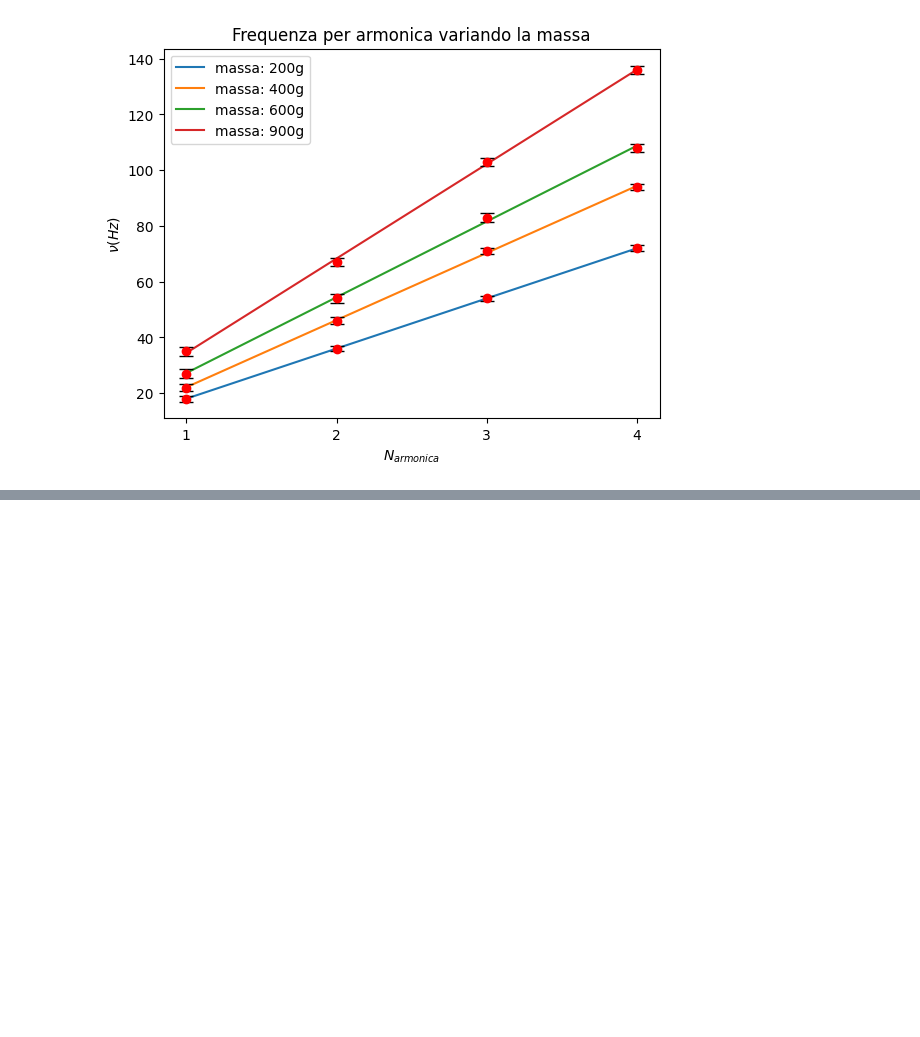
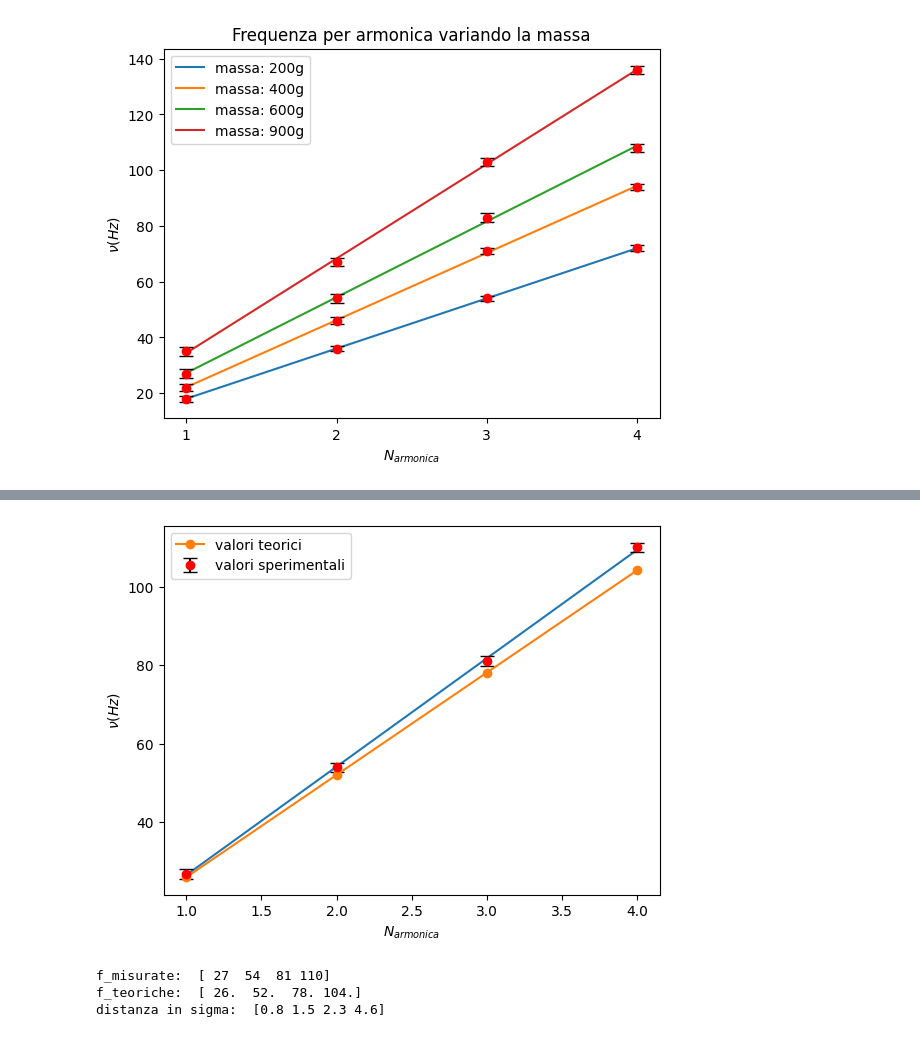
Before and after one commit to CarminatiGiovanni/LaboratorioFisica1, a Jupyter notebook: CORDA/PYTHON/frequenza_n_(1,2).ipynb, the cells around one changed output, grey strips where cells are left out. Cells and saved outputs as stored; diff of their text form; code cells hidden in the pictures; blank space fills up the shorter version.

Commit message:
frequenza 1,2

```diff
--- a/CORDA/PYTHON/frequenza_n_(1,2).ipynb
+++ b/CORDA/PYTHON/frequenza_n_(1,2).ipynb
@@ -50,0 +64,34 @@ B: 33.900000001125285, sigmaB: 0.5196152313962501, chi: 0.0208
+# %%
+n = 2
+L = 0.82 # m
+tau = 0.4 * 9.81 #N
+m = 4.3 * 0.001 #Kg
+l_corda = 2.0 #m
+mu = m / l_corda
+
+f_misurate = np.array([27, 54, 81, 110])
+
+def nu(n):
+    return (n/(2*L))*np.sqrt(tau/mu)
+
+f_teoriche = nu(n_armonica)
+
+r = RettaInterpolata(n_armonica,f_misurate,1)
+
+plt.title('Misura della frequenza')
+plt.plot(r.x_best,r.y_best)
+plt.errorbar(n_armonica,f_misurate,yerr=r.sigmaY,fmt='o', ecolor='black', color="red", capsize=5, label='valori sperimentali')
+plt.plot(n_armonica,f_teoriche,'o-',label='valori teorici')
+plt.legend()
+plt.xlabel('$N_{armonica}$')
+plt.ylabel(f"${chr(92)}nu (Hz)$")
+plt.show()
+
+print('f_misurate: ',f_misurate)
+print('f_teoriche: ',np.round(f_teoriche,0))
+print('distanza in sigma: ',np.round(np.abs(f_teoriche - f_misurate)/r.sigmaY,1))
+# %% [output]
+[figure, added]
+f_misurate:  [ 27  54  81 110]
+f_teoriche:  [ 26.  52.  78. 104.]
+distanza in sigma:  [0.8 1.5 2.3 4.6]
```
Also changed, not shown: parts of 1 cell of this notebook.
